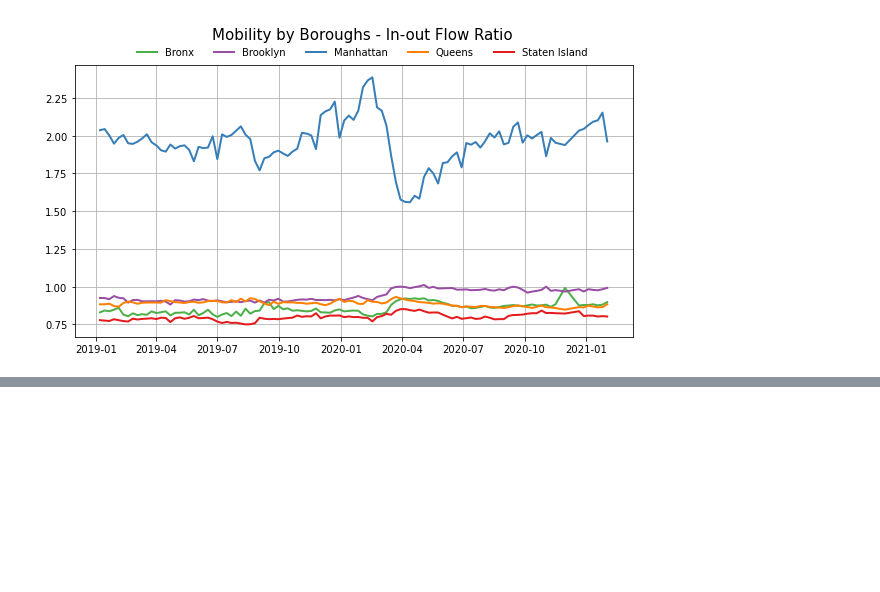
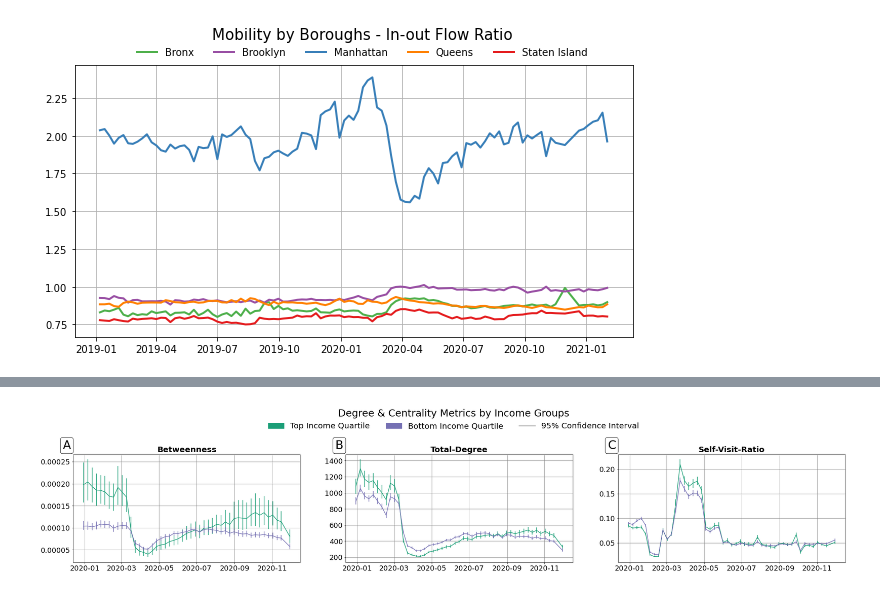
Before and after one commit to hasanalpboz/safegraph-covid19-mobility, a Jupyter notebook: scripts/notebooks/mobility-cent-change.ipynb, the cells around one changed output, grey strips where cells are left out. Saved outputs shown, nothing was run; the diff lists cells and outputs as text; code cells hidden in the pictures; blank space fills up the shorter version.

```diff
--- a/scripts/notebooks/mobility-cent-change.ipynb
+++ b/scripts/notebooks/mobility-cent-change.ipynb
@@ -136,7 +140,7 @@ tnets = nets[nets[:, 0] >= tdate]
 dx = [i[0] for i in tnets]
 
 quarts = ['Bottom', 'Top']#['Bottom', 'Third', 'Second', 'Top']
-sel_cols = ['income'] #'white_population', 'black_population', 'asian_population', 'hispanic_population', 'education', 'mean_time_to_work']
+sel_cols = ['education'] #'white_population', 'income', 'black_population', 'asian_population', 'hispanic_population', 'education', 'mean_time_to_work']
 
 cent_metrics = [
         #('Closeness', ig.Graph.closeness, {'cutoff': 3, 'normalized': True, 'weights': None}),
@@ -247,0 +256,57 @@ fig.savefig(join(FIG_SAVE_DIR, 'income-degree-change-msa-ONLY-NYC.pdf'), dpi=900
+# %%
+attrs = ['income']
+atutil_datasetsame = ['Income']
+quarts = ['Bottom', 'Top']
+fdate = datetime(2020, 12, 1)
+
+cent_metrics = [
+        ('Betweenness', ig.Graph.betweenness, {'cutoff': 3, 'directed': True, 'weights': None}),
+        #('Out-Degree', 'out', None),
+        ('Total-Degree', 'out', None),
+        ('Self-Visit-Ratio', 'self', None)
+    ]
+
+fig, axes = plt.subplots(1, 3, figsize=(35, 5))
+
+for ind, (cent_metric_name, metric, params) in enumerate(cent_metrics):
+    ax = axes[ind]
+    selr = res[res['cent_name'] == cent_metric_name].set_index('date')
+    selr = selr.loc[selr.index < fdate]
+    xdate = selr.index
+
+    top_values = selr['income-Top'].values
+    top_values_upper = selr['income-Top-lower'].values
+    top_values_lower = selr['income-Top-upper'].values
+
+    ax.errorbar(xdate, top_values, yerr=[top_values - top_values_lower, top_values_upper - top_values], color=colors['top_color'])
+    #ax.plot(xdate, top_values)
+    #ax.fill_between(xdate, top_values_lower, top_values_upper, color=colors['top_color'], alpha=0.5)
+
+    bottom_values = selr['income-Bottom'].values
+    bottom_values_upper = selr['income-Bottom-lower'].values
+    bottom_values_lower = selr['income-Bottom-upper'].values
+
+    ax.errorbar(xdate, bottom_values, yerr=[bottom_values - bottom_values_lower, bottom_values_upper - bottom_values], color=colors['bottom_color'])
+    #ax.fill_between(xdate, bottom_values_lower, bottom_values_upper, color=colors['bottom_color'], alpha=0.5)
+
+    ax.set_xlabel(None)
+    plt.setp(ax.xaxis.get_majorticklabels(), ha='center')
+    ax.xaxis.set_tick_params(labelsize=18)
+    ax.yaxis.set_tick_params(labelsize=18)
+    ax.grid(color='grey')
+    ax.set_title(cent_metric_name, fontsize=20, weight='bold')
+    ax.annotate(chr(ord('A') + ind), xy=(-0.01, 1.03), xycoords='axes fraction', bbox=dict(boxstyle="round,pad=0.2", fc="#ffffff", ec="#000000", lw=1),
+                fontsize=30, horizontalalignment='right', verticalalignment='bottom')
+
+top_patch = mpatches.Patch(color=colors['top_color'])
+bottom_patch = mpatches.Patch(color=colors['bottom_color'])
+ci_line = Line2D([0], [0], color='#bdbdbd', linewidth=3, linestyle='-')
+
+fig.legend([top_patch, bottom_patch, ci_line],
+            ['Top Income Quartile',
+             'Bottom Income Quartile',
+             '95% Confidence Interval'],
+            bbox_to_anchor=(0.7, 1.25), ncol=3, title='Degree & Centrality Metrics by Income Groups', edgecolor='white', fontsize=20, title_fontsize=25)
+#fig.savefig(join(FIG_SAVE_DIR, 'income-degree-change-msa-ONLY-NYC.pdf'), dpi=900, bbox_inches='tight')
+# %% [output]
+[figure, added]
```
Also changed, not shown: parts of 6 cells of this notebook, 29 other files.
